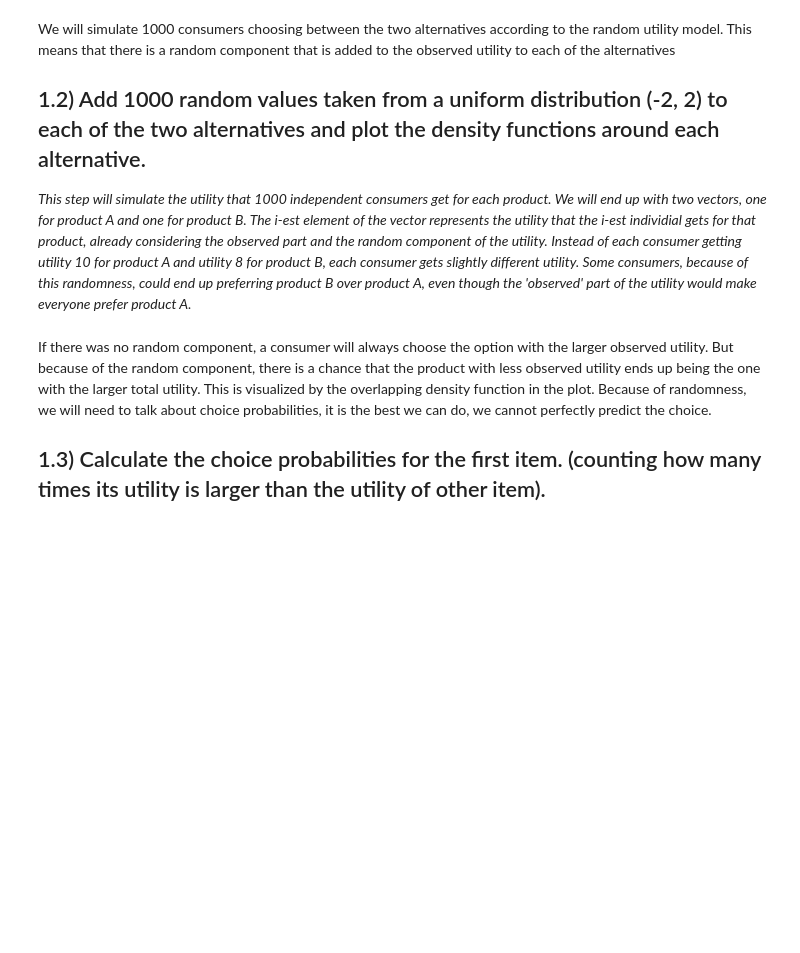
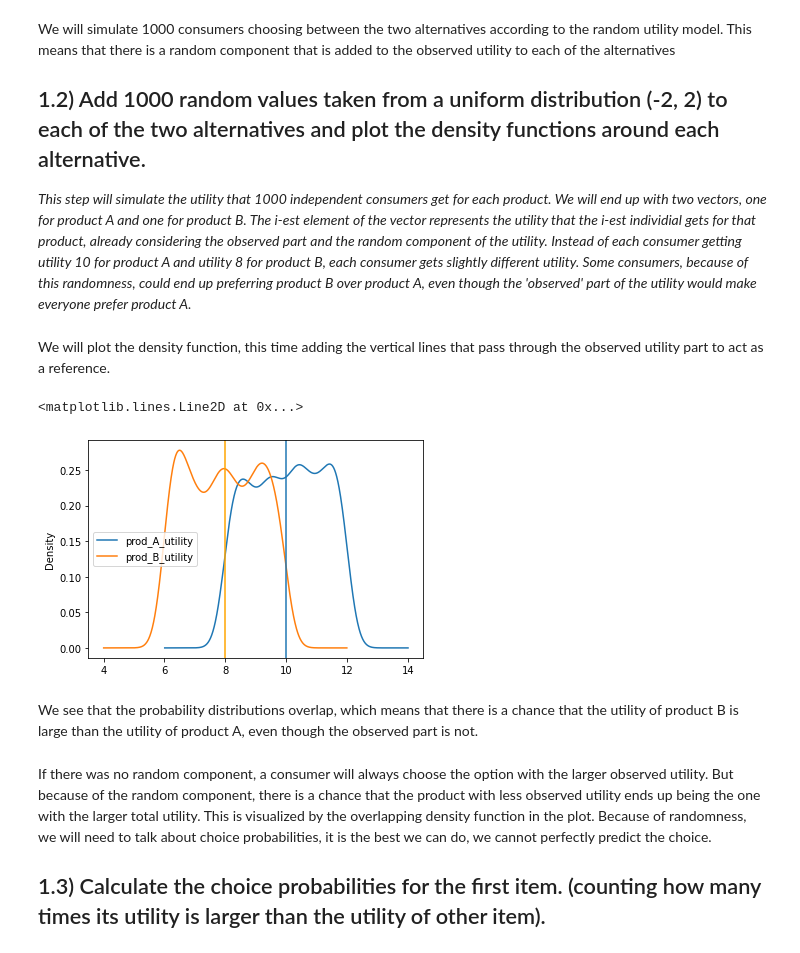
Before and after one commit to pmontman/tmp_choicemodels, a Jupyter notebook: nb/tutorials/solutions/WK_02_sol_tut_rum.ipynb, the cells around one changed output. Saved outputs shown, nothing was run; the diff lists cells and outputs as text; code cells hidden in the pictures; blank space fills up the shorter version.

```diff
--- a/nb/tutorials/solutions/WK_02_sol_tut_rum.ipynb
+++ b/nb/tutorials/solutions/WK_02_sol_tut_rum.ipynb
@@ -22,6 +33,33 @@ In our estimation, product A has more observed utility than product B, but becau
 We will simulate 1000 consumers choosing between the two alternatives according to the random utility model. This means that there is a random component that is added to the observed utility to each of the alternatives
 ## 1.2) Add 1000 random values taken from a uniform distribution (-2, 2) to each of the two alternatives and plot the density functions around each alternative.
 *This step will simulate the utility that 1000 independent consumers get for each product. We will end up with two vectors, one for product A and one for product B. The i-est element of the vector represents the utility that the i-est individial gets for that product, already considering the observed part and the random component of the utility. Instead of each consumer getting utility 10 for product A and utility 8 for product B, each consumer gets slightly different utility. Some consumers, because of this randomness, could end up preferring product B over product A, even though the 'observed' part of the utility would make everyone prefer product A.*
+# %%
+
+import numpy as np
+
+num_samples = 1000
+
+np.random.seed(1234)
+
+#we could be using np.random.uniform here instead of np.random.rand and some manual scaling to simulate the uniform
+eA = np.random.rand(num_samples)*4 - 2
+eB = np.random.rand(num_samples)*4 - 2
+
+uA = vA + eA
+uB = vB + eB
+# %% [markdown]
+We will plot the density function, this time adding the vertical lines that pass through the observed utility part to act as a reference.
+# %%
+import pandas as pd
+
+pd.DataFrame({'prod_A_utility':uA, 'prod_B_utility':uB}).plot(kind='density')
+plt.axvline(vA)
+plt.axvline(vB, c='orange')
+# %% [output]
+<matplotlib.lines.Line2D at 0x...>
+[figure, added]
+# %% [markdown]
+We see that the probability distributions overlap, which means that there is a chance that the utility of product B is large than the utility of product A, even though the observed part is not.
 # %% [markdown]
 If there was no random component, a consumer will always choose the option with the larger observed utility. But because of the random component, there is a chance that the product with less observed utility ends up being the one with the larger total utility. This is visualized by the overlapping density function in the plot. Because of randomness, we will need to talk about choice probabilities, it is the best we can do, we cannot perfectly predict the choice.
 ## 1.3) Calculate the choice probabilities for the first item. (counting how many times its utility is larger than the utility of other item).
```
Also changed, not shown: parts of 22 cells of this notebook.
